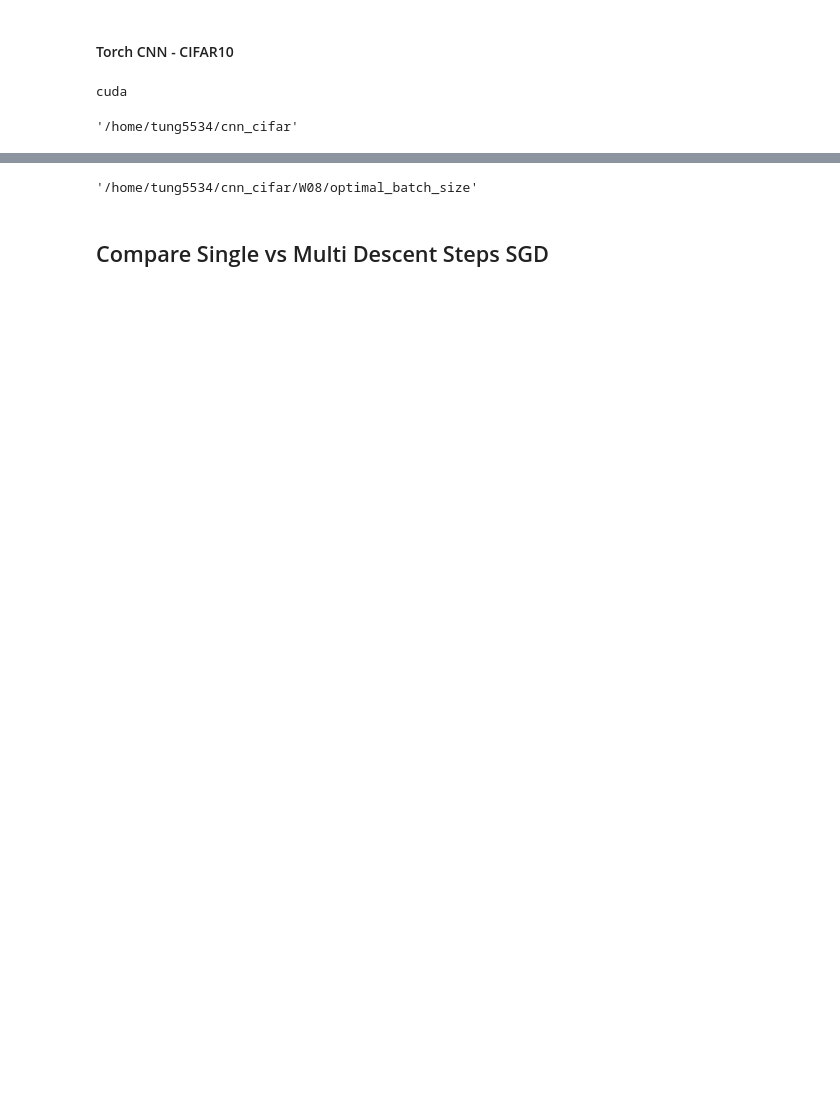
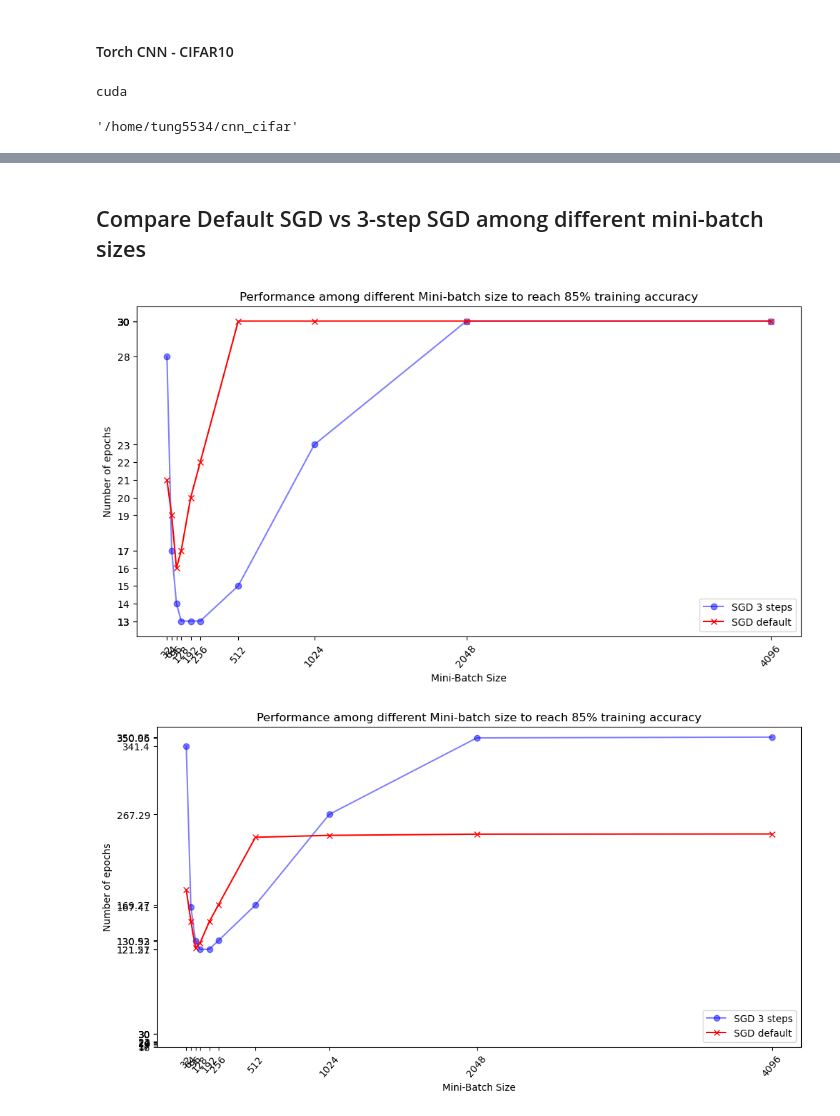
Before and after one commit to tuanna712/IndStudy5840, a Jupyter notebook: W08/optimal_batch_size/run_minibatch_size_opt.ipynb, the cells around one changed output, grey strips where cells are left out. Drawn from its saved outputs; the diff is of its cells as text; code cells hidden in the pictures; blank space fills up the shorter version.

Commit message:
update mini batch size test

```diff
--- a/W08/optimal_batch_size/run_minibatch_size_opt.ipynb
+++ b/W08/optimal_batch_size/run_minibatch_size_opt.ipynb
@@ -235,11 +235,12 @@ def modeling(train_loader, test_loader, n_step=2, n_epochs=15, lr=0.133, momentu
 # %%
 from plot import metrics_plot
 n_epochs = 30
-n_step = 10
+n_step = 1
 lr = 0.133
 threshold = 85
-BATCH_SIZES = [128, 256, 512, #1024, 2048, 4096]
+BATCH_SIZES = [32, 64, 96, 128, 192, 256, 512, 1024, 2048, 4096]
 for batch_size in BATCH_SIZES:
+    print("-"*50, batch_size)
     train_loader, test_loader = mini_batching(batch_size)
     train_losses, test_losses, train_errs, test_errs, train_accs, test_accs, run_times = modeling(n_step=n_step,
                                                                                                n_epochs=n_epochs,
@@ -248,7 +249,7 @@ for batch_size in BATCH_SIZES:
                                                                                                train_loader=train_loader,
                                                                                                test_loader=test_loader,
                                                                                       )
-    save_path = 'scores/E30T85'
+    save_path = 'scores/E30T85_1STEPS'
     method = 'SGD'
     save_performance(save_path, method,
                      train_losses, test_losses, train_errs,
@@ -283,6 +277,0 @@ train_loss_dict_2, train_acc_dict_2 = viz_scores(scores_path_2, threshold=80)
-# %%
-pwd
-# %% [output]
-'/home/tung5534/cnn_cifar/W08/optimal_batch_size'
-# %% [markdown]
-## Compare Single vs Multi Descent Steps SGD
@@ -317,0 +278,57 @@ plt.show()
+# %% [markdown]
+## Compare Default SGD vs 3-step SGD among different mini-batch sizes
+# %%
+import os, json
+import matplotlib.pyplot as plt
+
+def load_performance(score_path):
+    epochs = {}
+    run_times = {}
+    for root, dirs, files in os.walk(score_path):
+        for file in files:
+            if file.endswith('.json'):
+                with open(root+file, 'r') as f:
+                    data = json.load(f)
+                    batch_size = data['batch_size']
+                    n_epoch = len(data['train_losses'])
+                    run_times[batch_size] = sum(data['run_time'])
+                    epochs[batch_size] = n_epoch
+    batch_sizes = sorted(list(epochs.keys()))
+    n_epochs = [epochs[k] for k in batch_sizes]
+    _run_time = [round(run_times[k], 2) for k in batch_sizes]
+    return batch_sizes, n_epochs, _run_time
+
+score_path_1 = "/home/tung5534/cnn_cifar/W08/optimal_batch_size/scores/E30T85_3STEPS/"
+batch_sizes_3steps, n_epochs_3steps, run_time_3steps = load_performance(score_path_1)
+
+score_path_2 = "/home/tung5534/cnn_cifar/W08/optimal_batch_size/scores/E30T85_1STEPS/"
+batch_sizes_1steps, n_epochs_1steps, run_time_1steps = load_performance(score_path_2)
+
+plt.figure(figsize=(12,6))
+plt.plot(batch_sizes_3steps, n_epochs_3steps, marker='o', color='b', alpha=.5, label='SGD 3 steps')
+plt.plot(batch_sizes_1steps, n_epochs_1steps, marker='x', color='r', alpha=1, label='SGD default')
+plt.xlabel('Mini-Batch Size')
+plt.xticks(batch_sizes_3steps, labels=batch_sizes_3steps, rotation=50)
+plt.ylabel('Number of epochs')
+y_tickslabel = n_epochs_3steps + n_epochs_1steps
+plt.yticks(y_tickslabel, labels=y_tickslabel, rotation=0)
+plt.title('Performance among different Mini-batch size to reach 85% training accuracy')
+plt.legend(loc= 'lower right')
+# plt.grid()
+plt.show()
+
+plt.figure(figsize=(12,6))
+plt.plot(batch_sizes_3steps, run_time_3steps, marker='o', color='b', alpha=.5, label='SGD 3 steps')
+plt.plot(batch_sizes_1steps, run_time_1steps, marker='x', color='r', alpha=1, label='SGD default')
+plt.xlabel('Mini-Batch Size')
+plt.xticks(batch_sizes_3steps, labels=batch_sizes_3steps, rotation=50)
+plt.ylabel('Number of epochs')
+y_tickslabel = run_time_3steps + n_epochs_1steps
+plt.yticks(y_tickslabel, labels=y_tickslabel, rotation=0)
+plt.title('Performance among different Mini-batch size to reach 85% training accuracy')
+plt.legend(loc= 'lower right')
+# plt.grid()
+plt.show()
+# %% [output]
+[figure, added]
+[figure, added]
```
Also changed, not shown: parts of 3 cells of this notebook, 24 other files.
